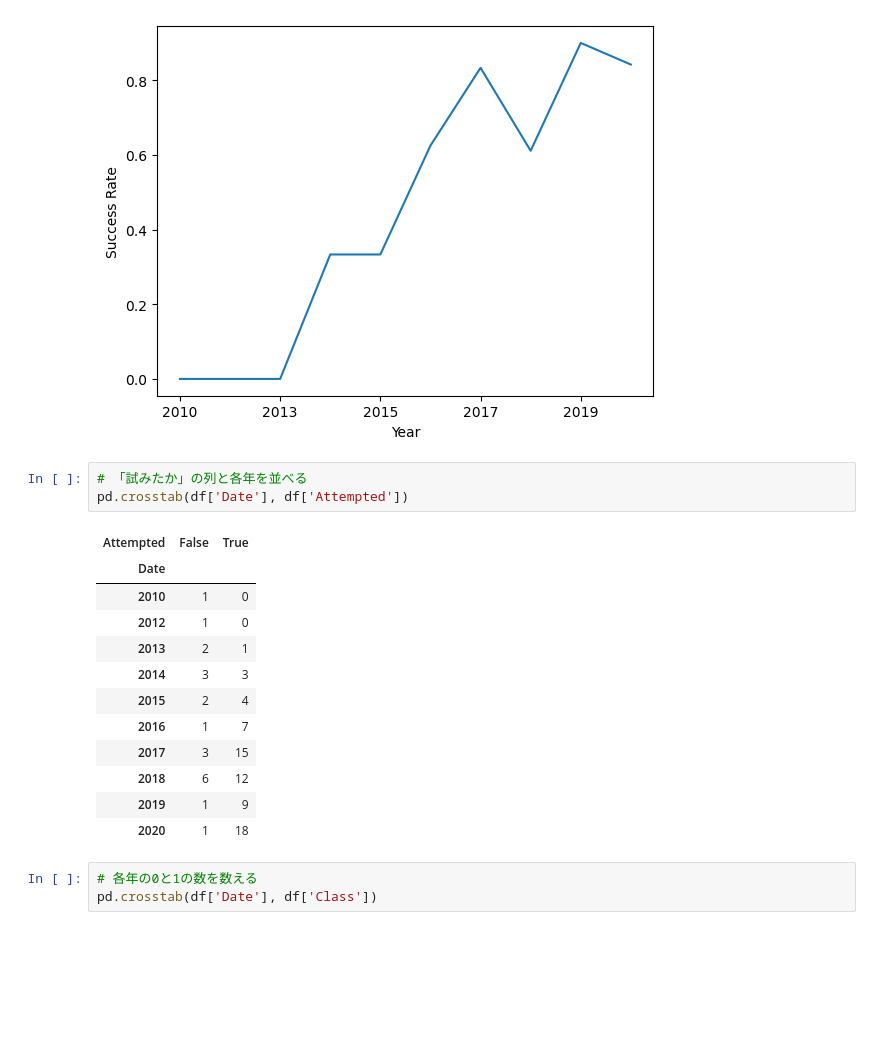
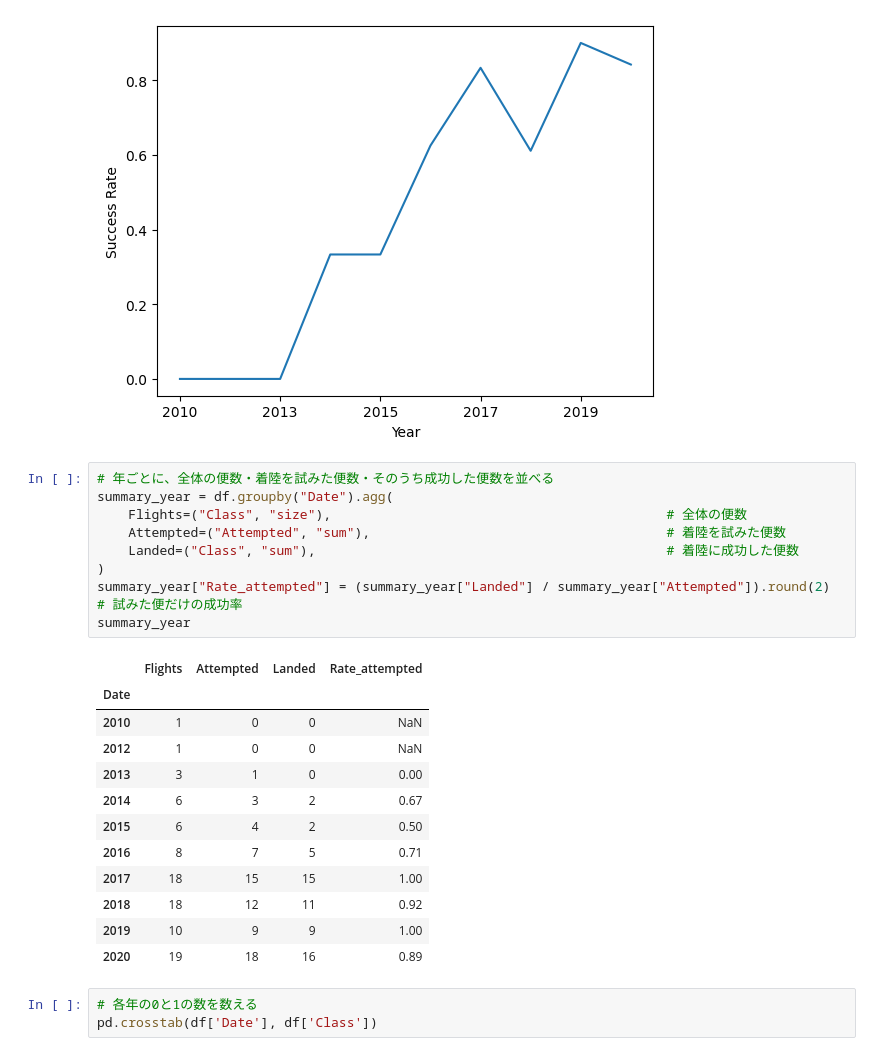
Before and after one commit to hokuamadata/spacex-falcon9-landing-prediction, a Jupyter notebook: 05_eda_with_visualization.ipynb, the cells around one changed output. Drawn from its saved outputs; the diff is of its cells as text; blank space fills up the shorter version.

```diff
--- a/05_eda_with_visualization.ipynb
+++ b/05_eda_with_visualization.ipynb
@@ -298,22 +379,28 @@ plt.ylabel("Success Rate",fontsize=10)
 plt.show()
 # %% [output]
 [figure]
-# %%
-# 「試みたか」の列と各年を並べる
-pd.crosstab(df['Date'], df['Attempted'])
-# %% [output]
-| Attempted | False | True |
-| Date |  |  |
-| 2010 | 1 | 0 |
-| 2012 | 1 | 0 |
-| 2013 | 2 | 1 |
-| 2014 | 3 | 3 |
-| 2015 | 2 | 4 |
-| 2016 | 1 | 7 |
-| 2017 | 3 | 15 |
-| 2018 | 6 | 12 |
-| 2019 | 1 | 9 |
-| 2020 | 1 | 18 |
+# %%
+# 年ごとに、全体の便数・着陸を試みた便数・そのうち成功した便数を並べる
+summary_year = df.groupby("Date").agg(
+    Flights=("Class", "size"),                                           # 全体の便数
+    Attempted=("Attempted", "sum"),                                      # 着陸を試みた便数
+    Landed=("Class", "sum"),                                             # 着陸に成功した便数
+)
+summary_year["Rate_attempted"] = (summary_year["Landed"] / summary_year["Attempted"]).round(2)  # 試みた便だけの成功率
+summary_year
+# %% [output]
+|  | Flights | Attempted | Landed | Rate_attempted |
+| Date |  |  |  |  |
+| 2010 | 1 | 0 | 0 | NaN |
+| 2012 | 1 | 0 | 0 | NaN |
+| 2013 | 3 | 1 | 0 | 0.00 |
+| 2014 | 6 | 3 | 2 | 0.67 |
+| 2015 | 6 | 4 | 2 | 0.50 |
+| 2016 | 8 | 7 | 5 | 0.71 |
+| 2017 | 18 | 15 | 15 | 1.00 |
+| 2018 | 18 | 12 | 11 | 0.92 |
+| 2019 | 10 | 9 | 9 | 1.00 |
+| 2020 | 19 | 18 | 16 | 0.89 |
 # %%
 # 各年の0と1の数を数える
 pd.crosstab(df['Date'], df['Class'])
```
Also changed, not shown: parts of 10 cells of this notebook.
